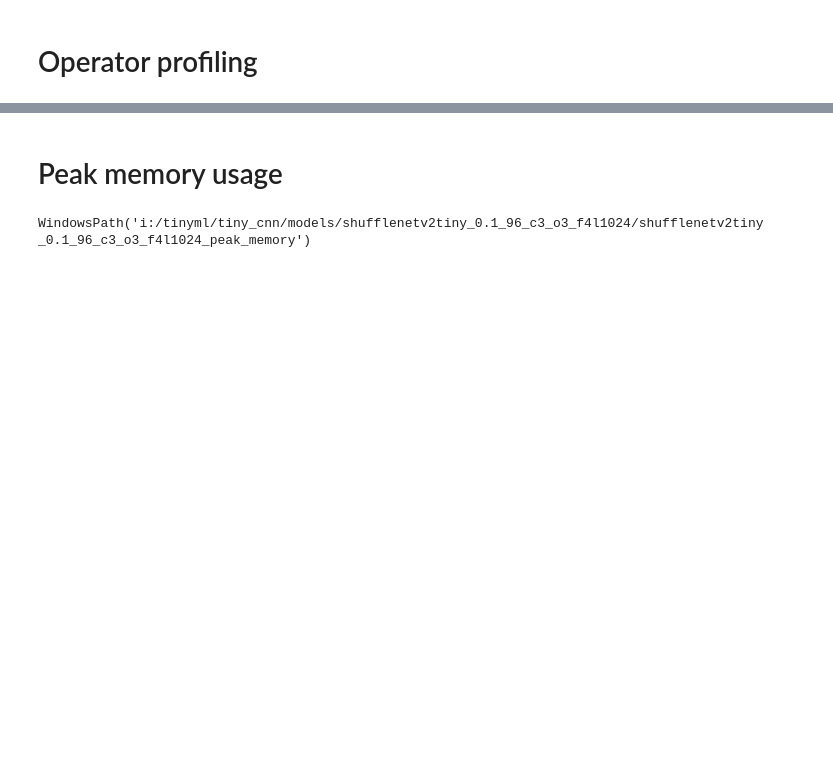
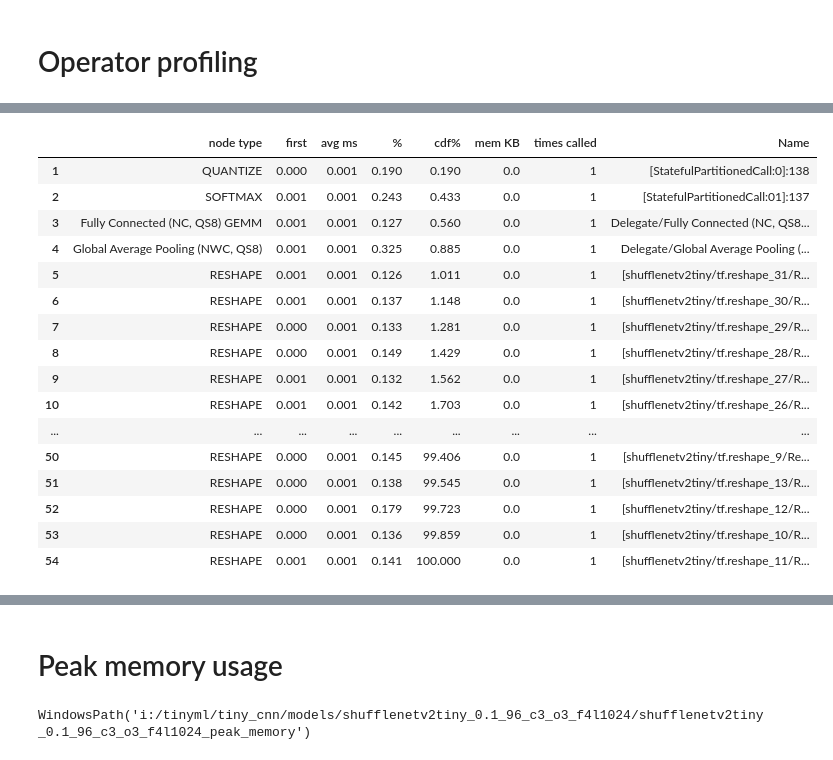
Before and after one commit to subrockmann/tiny_cnn, a Jupyter notebook: Benchmarking tflite models.ipynb, the cells around one changed output, grey strips where cells are left out. Saved outputs shown, nothing was run; the diff lists cells and outputs as text; code cells hidden in the pictures; blank space fills up the shorter version.

Commit message:
refactor: move tlfite cpu benchmarking to library

```diff
--- a/Benchmarking tflite models.ipynb
+++ b/Benchmarking tflite models.ipynb
@@ -427,0 +330,6 @@ def get_node_df(text, name=""):
+# %%
+def get_summary_by_node_type_df(operator_profiling, operator_lines_dict, model_name):
+    summary_by_node_type = operator_profiling[operator_lines_dict["summary_by_node_type"] +1:-3]
+    summary_by_node_type = remove_tabs(summary_by_node_type)
+    summary_by_node_type_df = get_node_df(summary_by_node_type, name=f"Summary by node type - {model_name}")
+    return summary_by_node_type_df
@@ -427,0 +357,54 @@ def get_node_df(text, name=""):
+# %%
+def get_run_order_df(operator_lines_dict, operator_profiling, model_name):
+    run_order = operator_profiling[operator_lines_dict["run_order"] +1: operator_lines_dict["top_by_computation_time"]]
+    run_order = remove_tabs(run_order)
+    df = get_operator_df(run_order, name= f"Run order - {model_name}")
+    return df
+# %%
+def get_profiling_dataframes_cpu(filepath, model_name):
+    """
+    Parse "bechmarking.txt" file that has been generated from a .tflite model with TensorFlow benchmarking tool.
+
+    The native benchmark binary for linux is available from this page:
+    [https://www.tensorflow.org/lite/performance/measurement](https://www.tensorflow.org/lite/performance/measurement)
+
+    Args:
+        filepath (pathlib.Path): filepath to the extracted .txt file
+
+    Returns:
+        list(pd.DataFrame, pd.DataFrame, pd.DataFrame): tuple containing the following dataframes:
+
+            operator_run_order_df, operator_by_comp_time_df, summary_node_type_df
+    """
+
+    lines = clean_model_summary(filepath)
+    model_profiling, operator_profiling = get_profiling_lines(lines)
+    operator_lines_dict = get_index_of_operator_profiling_lines(operator_profiling)
+
+    operator_run_order_df = get_run_order_df(operator_lines_dict, operator_profiling, model_name)
+    operator_by_comp_time_df = get_operator_top_by_comp_time_df(operator_profiling, operator_lines_dict, model_name)
+    summary_node_type_df = get_summary_by_node_type_df(operator_profiling, operator_lines_dict, model_name)
+
+    return operator_run_order_df, operator_by_comp_time_df, summary_node_type_df
+# %%
+operator_run_order_df, operator_by_comp_time_df, summary_node_type_df = get_profiling_dataframes_cpu(models_benchmark_path, model_name)
+# %%
+operator_run_order_df
+# %% [output]
+|  | node type | first | avg ms | % | cdf% | mem KB | times called | Name |
+| 1 | QUANTIZE | 0.000 | 0.001 | 0.190 | 0.190 | 0.0 | 1 | [StatefulPartitionedCall:0]:138 |
+| 2 | SOFTMAX | 0.001 | 0.001 | 0.243 | 0.433 | 0.0 | 1 | [StatefulPartitionedCall:01]:137 |
+| 3 | Fully Connected (NC, QS8) GEMM | 0.001 | 0.001 | 0.127 | 0.560 | 0.0 | 1 | Delegate/Fully Connected (NC, QS8... |
+| 4 | Global Average Pooling (NWC, QS8) | 0.001 | 0.001 | 0.325 | 0.885 | 0.0 | 1 | Delegate/Global Average Pooling (... |
+| 5 | RESHAPE | 0.001 | 0.001 | 0.126 | 1.011 | 0.0 | 1 | [shufflenetv2tiny/tf.reshape_31/R... |
+| 6 | RESHAPE | 0.001 | 0.001 | 0.137 | 1.148 | 0.0 | 1 | [shufflenetv2tiny/tf.reshape_30/R... |
+| 7 | RESHAPE | 0.000 | 0.001 | 0.133 | 1.281 | 0.0 | 1 | [shufflenetv2tiny/tf.reshape_29/R... |
+| 8 | RESHAPE | 0.000 | 0.001 | 0.149 | 1.429 | 0.0 | 1 | [shufflenetv2tiny/tf.reshape_28/R... |
+| 9 | RESHAPE | 0.001 | 0.001 | 0.132 | 1.562 | 0.0 | 1 | [shufflenetv2tiny/tf.reshape_27/R... |
+| 10 | RESHAPE | 0.001 | 0.001 | 0.142 | 1.703 | 0.0 | 1 | [shufflenetv2tiny/tf.reshape_26/R... |
+| ... | ... | ... | ... | ... | ... | ... | ... | ... |
+| 50 | RESHAPE | 0.000 | 0.001 | 0.145 | 99.406 | 0.0 | 1 | [shufflenetv2tiny/tf.reshape_9/Re... |
+| 51 | RESHAPE | 0.000 | 0.001 | 0.138 | 99.545 | 0.0 | 1 | [shufflenetv2tiny/tf.reshape_13/R... |
+| 52 | RESHAPE | 0.000 | 0.001 | 0.179 | 99.723 | 0.0 | 1 | [shufflenetv2tiny/tf.reshape_12/R... |
+| 53 | RESHAPE | 0.000 | 0.001 | 0.136 | 99.859 | 0.0 | 1 | [shufflenetv2tiny/tf.reshape_10/R... |
+| 54 | RESHAPE | 0.001 | 0.001 | 0.141 | 100.000 | 0.0 | 1 | [shufflenetv2tiny/tf.reshape_11/R... |
```
Also changed, not shown: parts of 40 cells of this notebook, 2 other files.
